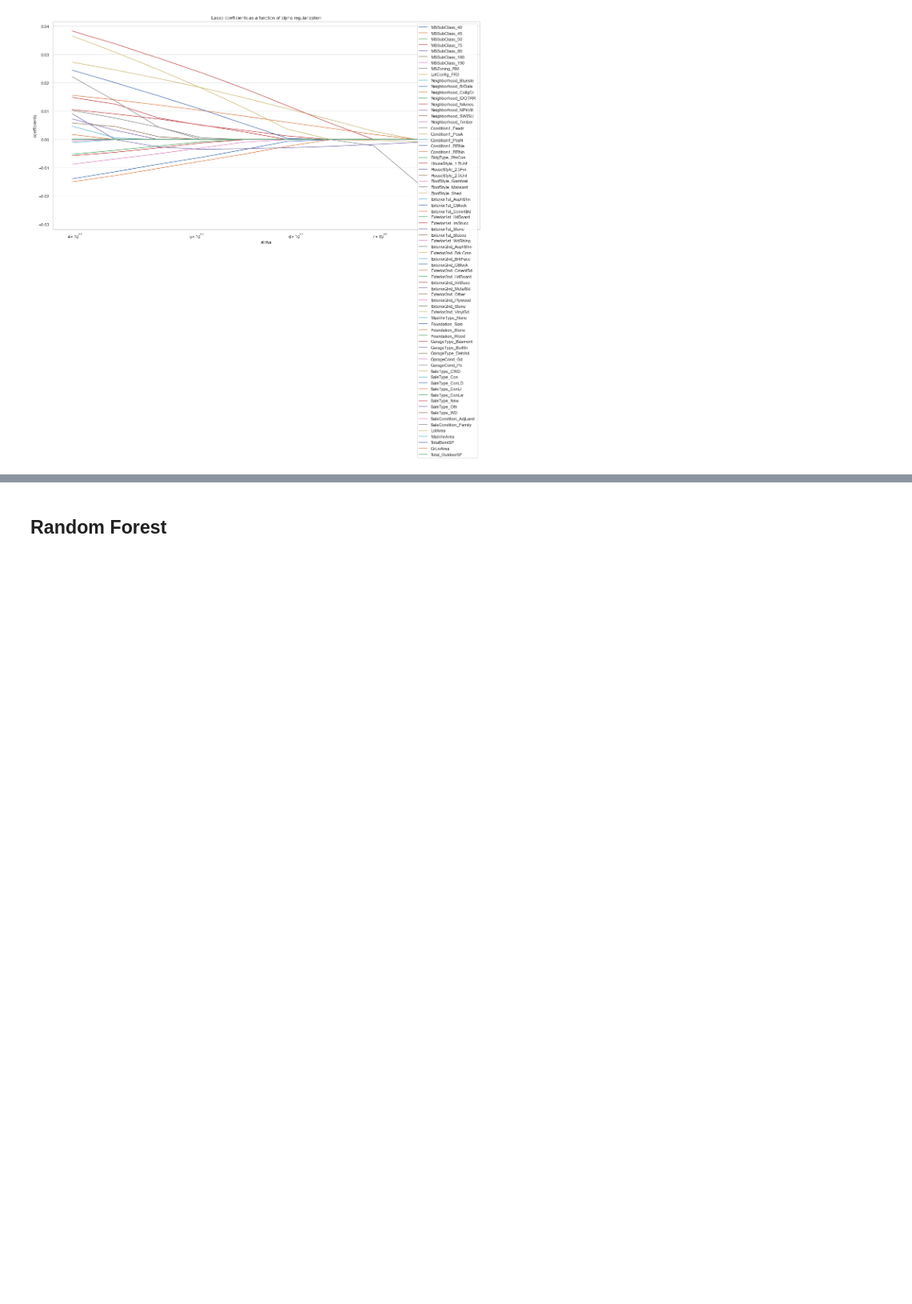
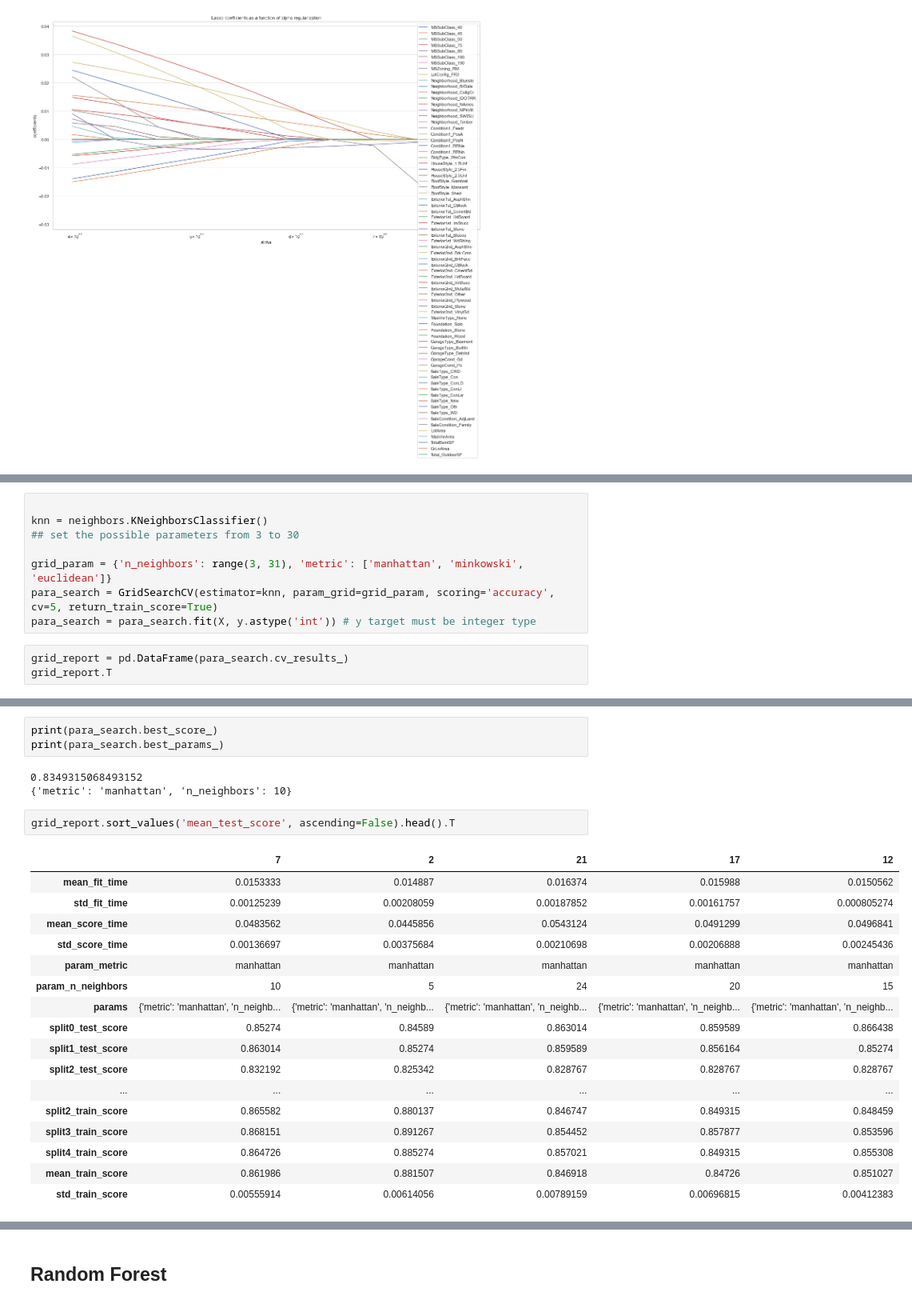
Before and after one commit to mwc201/Housing_Price_Prediction, a Jupyter notebook: ML_Models_RKedit.ipynb, the cells around one changed output, grey strips where cells are left out. Shown at 80% size. Saved outputs shown, nothing was run; the diff lists cells and outputs as text; blank space fills up the shorter version.

```diff
--- a/ML_Models_RKedit.ipynb
+++ b/ML_Models_RKedit.ipynb
@@ -582,0 +635,11 @@ knn = neighbors.KNeighborsClassifier()
+# %%
+
+knn = neighbors.KNeighborsClassifier()
+## set the possible parameters from 3 to 30
+
+grid_param = {'n_neighbors': range(3, 31), 'metric': ['manhattan', 'minkowski', 'euclidean']}
+para_search = GridSearchCV(estimator=knn, param_grid=grid_param, scoring='accuracy', cv=5, return_train_score=True)
+para_search = para_search.fit(X, y.astype('int')) # y target must be integer type
+# %%
+grid_report = pd.DataFrame(para_search.cv_results_)
+grid_report.T
@@ -582,0 +664,26 @@ knn = neighbors.KNeighborsClassifier()
+# %%
+print(para_search.best_score_)
+print(para_search.best_params_)
+# %% [output]
+0.8349315068493152
+{'metric': 'manhattan', 'n_neighbors': 10}
+# %%
+grid_report.sort_values('mean_test_score', ascending=False).head().T
+# %% [output]
+|  | 7 | 2 | 21 | 17 | 12 |
+| mean_fit_time | 0.0153333 | 0.014887 | 0.016374 | 0.015988 | 0.0150562 |
+| std_fit_time | 0.00125239 | 0.00208059 | 0.00187852 | 0.00161757 | 0.000805274 |
+| mean_score_time | 0.0483562 | 0.0445856 | 0.0543124 | 0.0491299 | 0.0496841 |
+| std_score_time | 0.00136697 | 0.00375684 | 0.00210698 | 0.00206888 | 0.00245436 |
+| param_metric | manhattan | manhattan | manhattan | manhattan | manhattan |
+| param_n_neighbors | 10 | 5 | 24 | 20 | 15 |
+| params | {'metric': 'manhattan', 'n_neighb... | {'metric': 'manhattan', 'n_neighb... | {'metric': 'manhattan', 'n_neighb... | {'metric': 'manhattan', 'n_neighb... | {'metric': 'manhattan', 'n_neighb... |
+| split0_test_score | 0.85274 | 0.84589 | 0.863014 | 0.859589 | 0.866438 |
+| split1_test_score | 0.863014 | 0.85274 | 0.859589 | 0.856164 | 0.85274 |
+| split2_test_score | 0.832192 | 0.825342 | 0.828767 | 0.828767 | 0.828767 |
+| ... | ... | ... | ... | ... | ... |
+| split2_train_score | 0.865582 | 0.880137 | 0.846747 | 0.849315 | 0.848459 |
+| split3_train_score | 0.868151 | 0.891267 | 0.854452 | 0.857877 | 0.853596 |
+| split4_train_score | 0.864726 | 0.885274 | 0.857021 | 0.849315 | 0.855308 |
+| mean_train_score | 0.861986 | 0.881507 | 0.846918 | 0.84726 | 0.851027 |
+| std_train_score | 0.00555914 | 0.00614056 | 0.00789159 | 0.00696815 | 0.00412383 |
```
Also changed, not shown: parts of 19 cells of this notebook.
